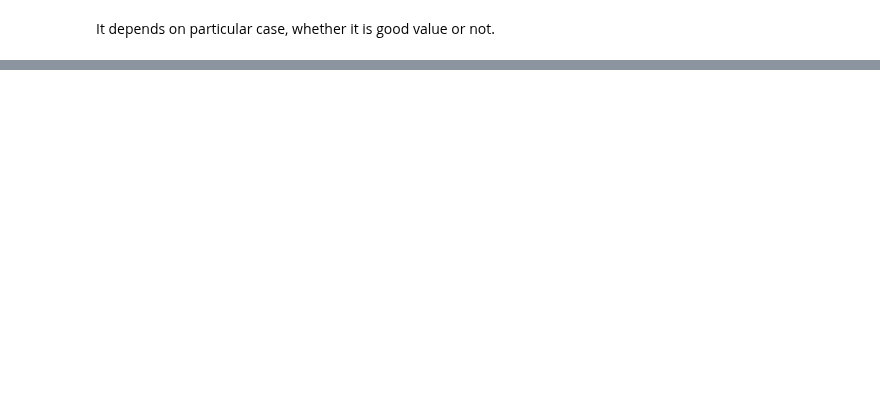
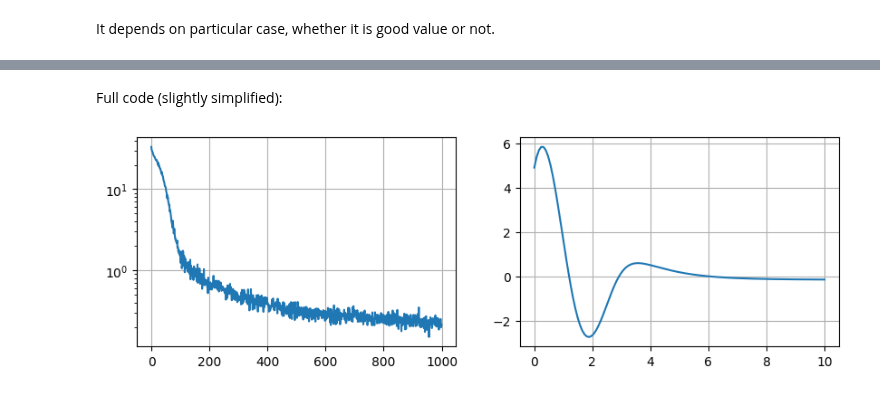
Before and after one commit to DaniilLaptev/pinns, a Jupyter notebook: examples/damped harmonic oscillator basic.ipynb, the cells around one changed output, grey strips where cells are left out. Cells and saved outputs as stored; diff of their text form; code cells hidden in the pictures; blank space fills up the shorter version.

```diff
--- a/examples/damped harmonic oscillator basic.ipynb
+++ b/examples/damped harmonic oscillator basic.ipynb
@@ -154,0 +156,65 @@ plt.show()
+# %% [markdown]
+Full code (slightly simplified):
+# %%
+import torch
+import torch.nn as nn
+import matplotlib.pyplot as plt
+
+from pinns import Trainer
+from pinns.models import FF
+from pinns.optimizers import Adam
+from pinns.derivatives import Derivative
+from pinns.samplers import ConstantSampler, RandomRectangularSampler
+
+constraints_sampler = ConstantSampler((
+    torch.tensor([[0.]], requires_grad = True),
+    torch.tensor([x0, v0])
+))
+collocation_sampler = RandomRectangularSampler({'t': [0, 10]}, 256)
+
+d = Derivative(method = 'autograd')
+
+def loss(
+    cstr_pts, cstr_pred, cstr_vals,
+    coll_pts, coll_pred,
+    zeta = 0.2, omega = 2.0
+    ):
+
+    def init_loss(x0, t0):
+        v0 = d(x0, t0)
+        return torch.mean(torch.square(torch.hstack([x0, v0]) - cstr_vals))
+    def ode_loss(x, t):
+        v, a = d(x, t, orders = [1, 2])
+        return torch.mean(torch.square(a + 2 * zeta * omega * v + omega**2 * x))
+
+    return init_loss(cstr_pred, cstr_pts), ode_loss(coll_pred, coll_pts)
+
+pinn = FF([1] + [64] + [1], activ=nn.Tanh(), biases=True)
+adam = Adam(pinn, lr = 1e-2)
+
+trainer = Trainer(
+    loss,
+    pinn,
+    constraints_sampler,
+    collocation_sampler,
+    loss_coefs=[0.8, 0.2],
+)
+
+trainer.train(
+    num_iters=1000,
+    optimizers=[(0, adam)]
+    )
+
+fig, axs = plt.subplots(1, 2, figsize=(10, 3))
+
+axs[0].plot(trainer.loss_history, label='Loss')
+axs[0].grid()
+axs[0].set_yscale('log')
+
+preds = pinn.predict(t.reshape(-1, 1))
+axs[1].plot(t, preds.detach(), label='Predicts')
+axs[1].grid()
+
+plt.show()
+# %% [output]
+[figure, added]
```
Also changed, not shown: parts of 4 cells of this notebook, 14 other files.
